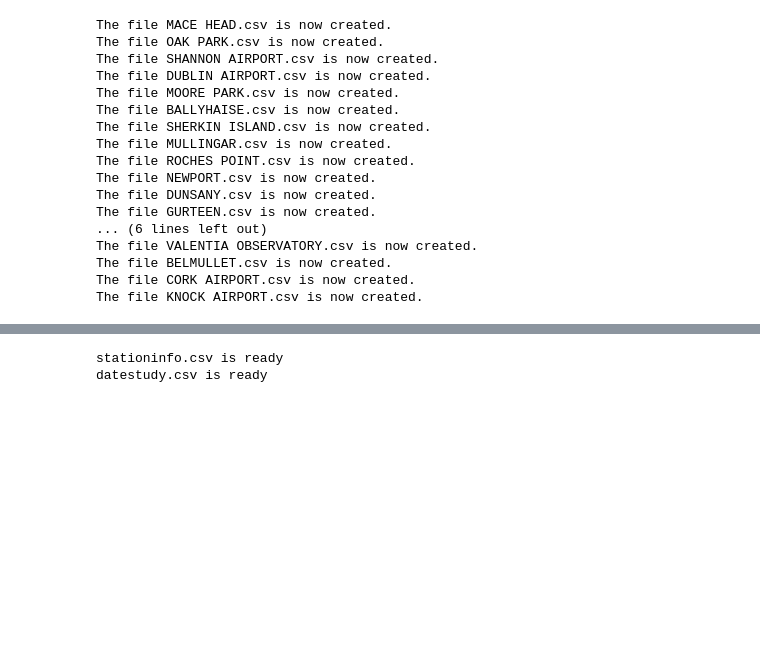
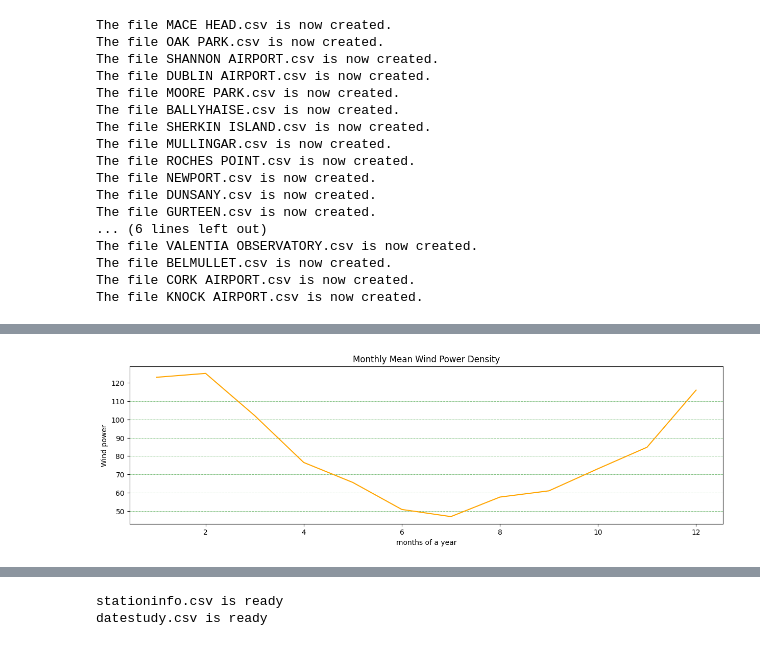
Before and after one commit to quyenphanlyons/programming-for-data-analytics, a Jupyter notebook: project/weather.ipynb, the cells around one changed output, grey strips where cells are left out. Cells and saved outputs as stored; diff of their text form; code cells hidden in the pictures; blank space fills up the shorter version.

```diff
--- a/project/weather.ipynb
+++ b/project/weather.ipynb
@@ -160,16 +215,18 @@ plt.grid(axis = 'y',color = 'green', linestyle = '--', linewidth = 0.4)
 # %%
 # Variation of power density by month
 plt.figure(figsize=(15,4))
 rho = 1.225  # air density kg/m^3
 oakpark["power_density"] = 0.5 * rho * oakpark["wdsp_ms"]**3
-monthly_power_density = oakpark.groupby("month")["power_density"].mean()
+#monthly_power_density = oakpark.groupby("month")["power_density"].mean()
 monthly_power = oakpark.groupby("month")["power"].mean()
-monthly_power_density.plot(color='green')
+#monthly_power_density.plot(color='green')
 monthly_power.plot(color='orange')
 plt.title("Monthly Mean Wind Power Density")
 plt.xlabel('months of a year')
 plt.ylabel('Wind power')
 plt.grid(axis = 'y',color = 'green', linestyle = '--', linewidth = 0.4)
+# %% [output]
+[figure, added]
 # %%
 # variation of power density by hour
 plt.figure(figsize=(15,4))
```
Also changed, not shown: parts of 17 cells of this notebook, 25 other files.
